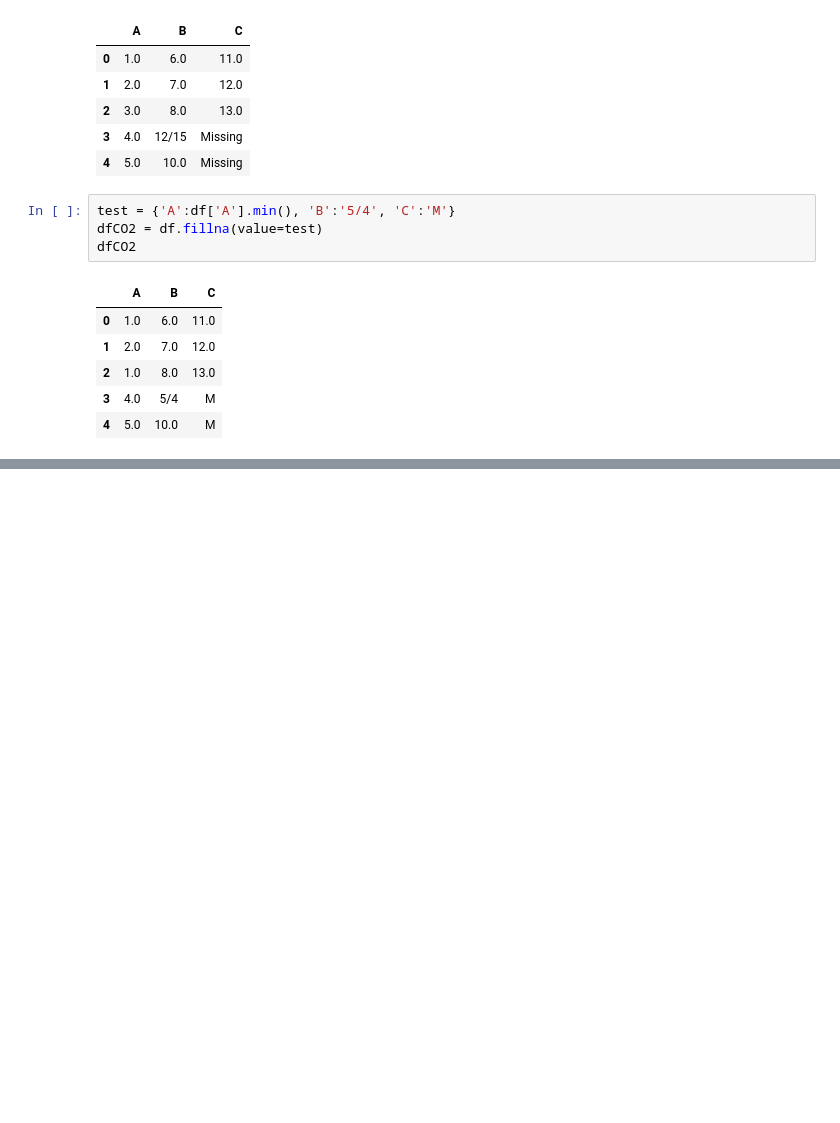
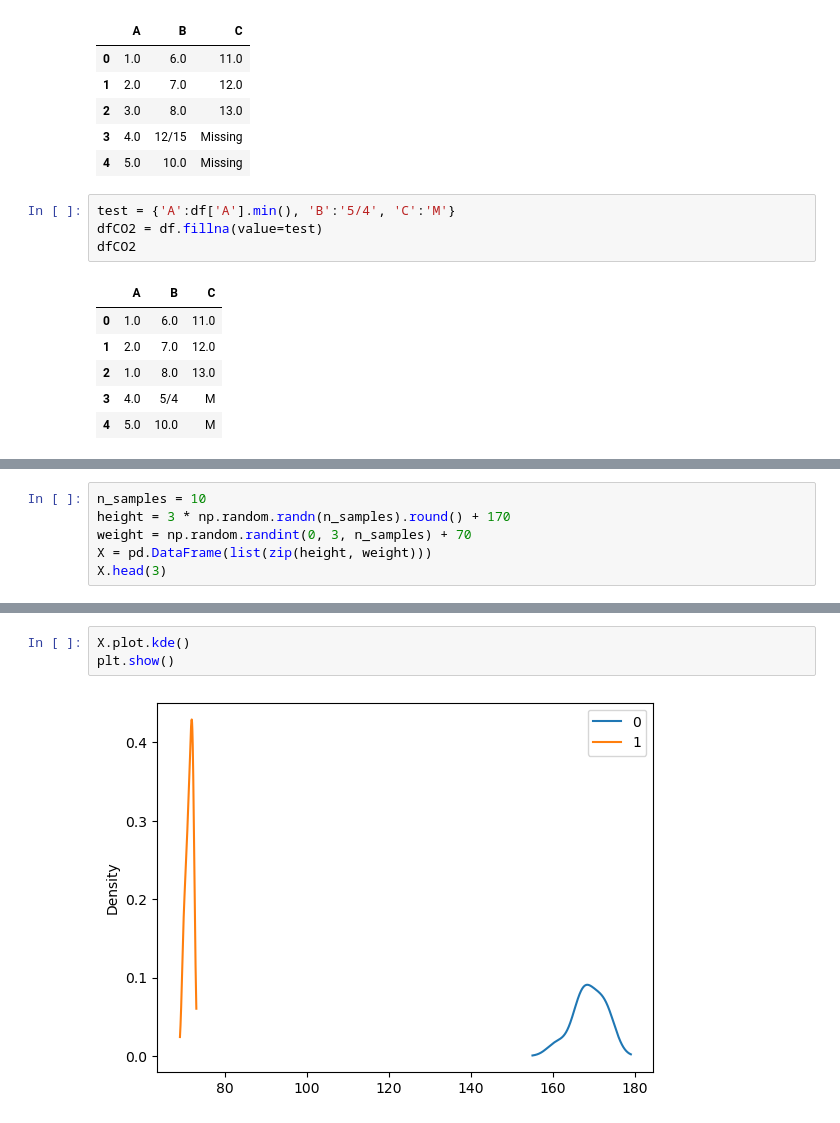
Before and after one commit to hanjaek/Data_Analysis, a Jupyter notebook: M2/3_데이터전처리.ipynb, the cells around one changed output, grey strips where cells are left out. Saved outputs shown, nothing was run; the diff lists cells and outputs as text; blank space fills up the shorter version.

```diff
--- a/M2/3_데이터전처리.ipynb
+++ b/M2/3_데이터전처리.ipynb
@@ -251,0 +595,6 @@ dfCO2
+# %%
+n_samples = 10
+height = 3 * np.random.randn(n_samples).round() + 170
+weight = np.random.randint(0, 3, n_samples) + 70
+X = pd.DataFrame(list(zip(height, weight)))
+X.head(3)
@@ -251,0 +657,5 @@ dfCO2
+# %%
+X.plot.kde()
+plt.show()
+# %% [output]
+[figure, added]
```
Also changed, not shown: parts of 39 cells of this notebook.
